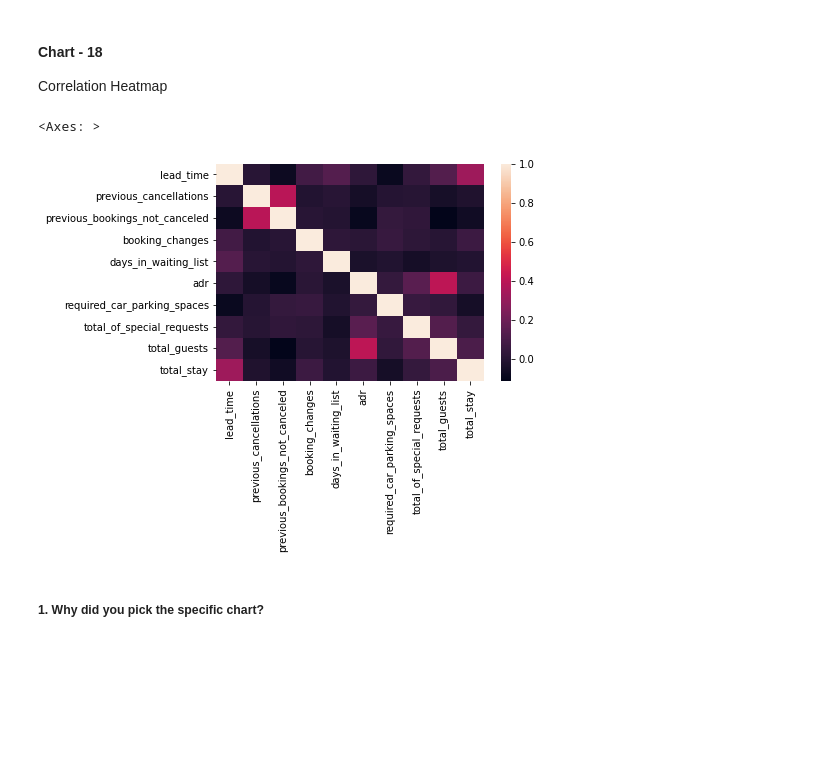
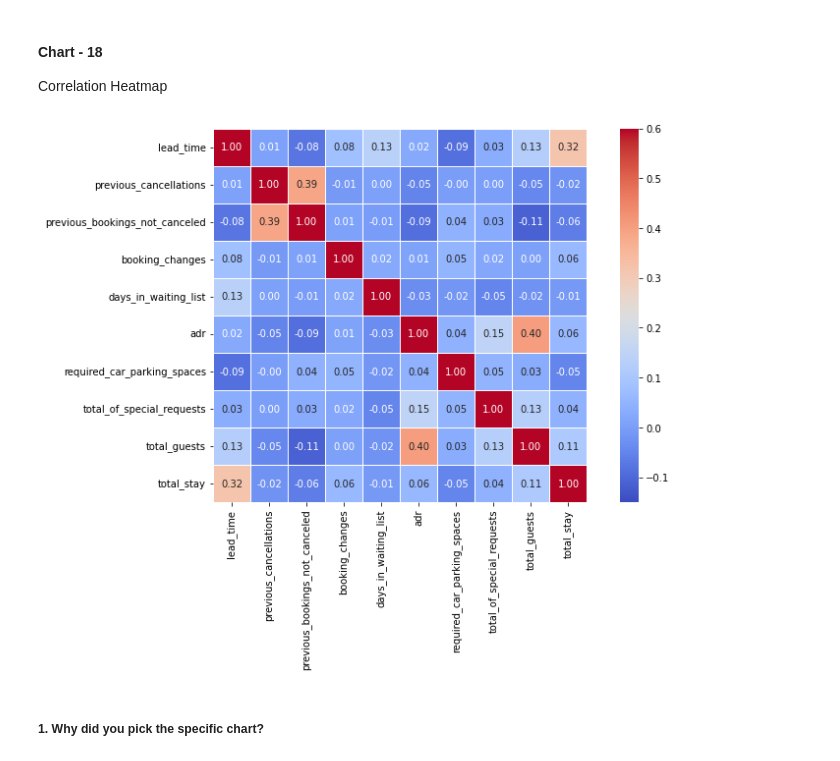
Before and after one commit to abhikr11/EDA_Hotel_Booking_Analysis_Project, a Jupyter notebook: EDA_Hotel_Booking_Analysis_Project.ipynb, the cells around one changed output. Saved outputs shown, nothing was run; the diff lists cells and outputs as text; code cells hidden in the pictures; blank space fills up the shorter version.

```diff
--- a/EDA_Hotel_Booking_Analysis_Project.ipynb
+++ b/EDA_Hotel_Booking_Analysis_Project.ipynb
@@ -1460,10 +1460,20 @@ df_for_corr = df[['lead_time','previous_cancellations','previous_bookings_not_ca
          'days_in_waiting_list','adr','required_car_parking_spaces','total_of_special_requests','total_guests','total_stay']]
 
 corr_matrix = df_for_corr.corr()
-sns.heatmap(corr_matrix)
-# %% [output]
-<Axes: >
-[figure, removed]
+# %%
+plt.figure(figsize = (12,7))
+sns.heatmap(corr_matrix,
+            annot = True,
+            fmt=".2f",
+            linewidth=0.6,
+            cmap="coolwarm",
+            vmax=0.6,
+            vmin= -0.15,
+            square = True)
+
+plt.show()
+# %% [output]
+[figure, added]
 # %% [markdown]
 ##### 1. Why did you pick the specific chart?
 # %% [markdown]
```
Also changed, not shown: parts of 1 cell of this notebook.
